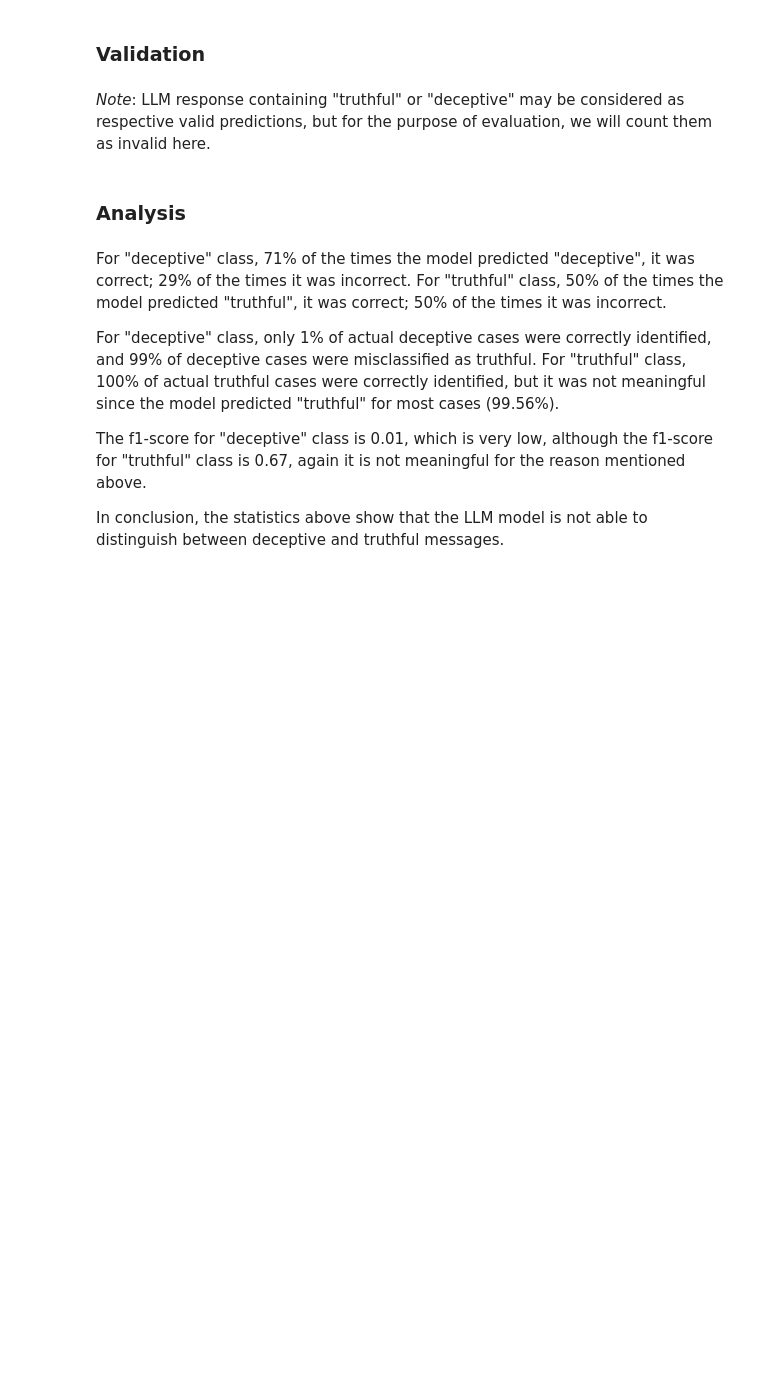
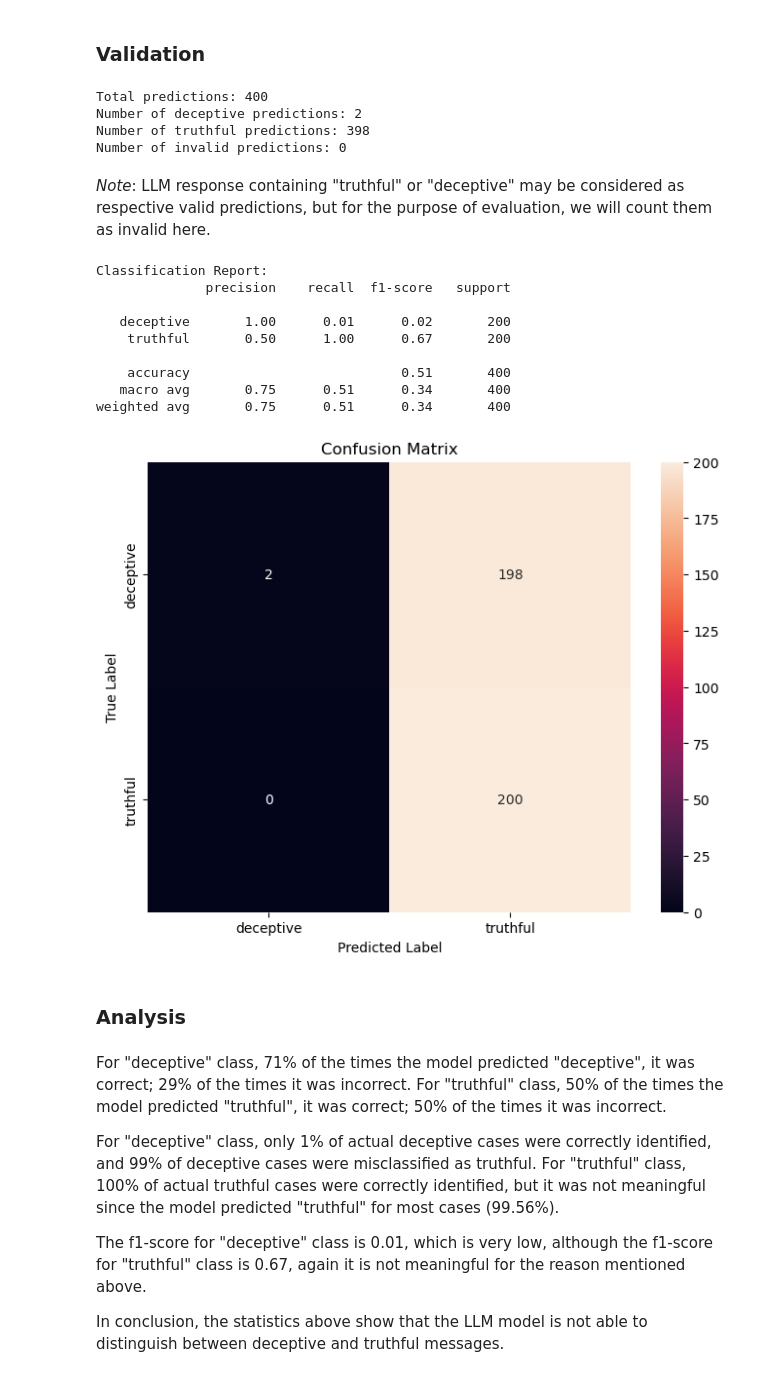
Before and after one commit to MaddogQ/SpamClassification, a Jupyter notebook: LLM-GPT4o-mini.ipynb, the cells around one changed output. Saved outputs shown, nothing was run; the diff lists cells and outputs as text; code cells hidden in the pictures; blank space fills up the shorter version.

Commit message:
update: 0-shot & few-shots result

```diff
--- a/LLM-GPT4o-mini.ipynb
+++ b/LLM-GPT4o-mini.ipynb
@@ -12 +10,4 @@ test_df = train_df.sample(1600)
+# %%
+# Testing on a smaller portion of the dataset
+test_df = train_df.groupby("deceptive").sample(200)
 # %%
@@ -175,12 +183,12 @@ def save_results(result, n_shots):
 # %% [markdown]
 ## Zero-shot
 # %%
-# # Get response from LLM and store in result
-# result = []
+# Get response from LLM and store in result
+result = []
 
-# for text in tqdm(test_df.text):
-#     response = get_response(text)
-#     result.append(response)
+for text in tqdm(test_df.text):
+    response = get_response(text)
+    result.append(response)
 # %% [markdown]
 ### Save result to csv file
 # %%
@@ -192,3 +200,10 @@ def save_results(result, n_shots):
+# %%
+count_predictions(result)
+# %% [output]
+Total predictions: 400
+Number of deceptive predictions: 2
+Number of truthful predictions: 398
+Number of invalid predictions: 0
 # %% [markdown]
 _Note_: LLM response containing "truthful" or "deceptive" may be considered as respective valid predictions, but for the purpose of evaluation, we will count them as invalid here.
 # %%
@@ -196,8 +211,19 @@ _Note_: LLM response containing "truthful" or "deceptive" may be considered as r
 y_true = list(test_df.deceptive)
 y_pred = []
 # %%
-# get_classification_report(result)
-# get_confusion_matrix(y_true, y_pred)
+get_classification_report(y_true, y_pred, result)
+get_confusion_matrix(y_true, y_pred)
+# %% [output]
+Classification Report:
+              precision    recall  f1-score   support
+
+   deceptive       1.00      0.01      0.02       200
+    truthful       0.50      1.00      0.67       200
+
+    accuracy                           0.51       400
+   macro avg       0.75      0.51      0.34       400
+weighted avg       0.75      0.51      0.34       400
+[figure, added]
 # %% [markdown]
 ### Analysis
 # %% [markdown]
```
Also changed, not shown: parts of 13 cells of this notebook.
